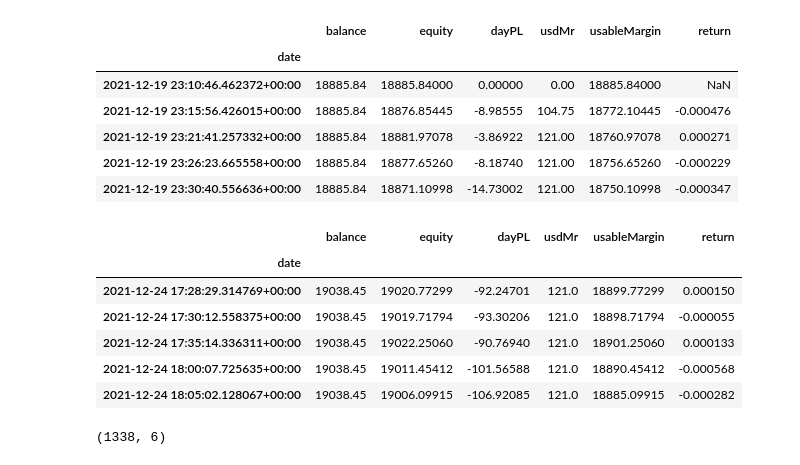
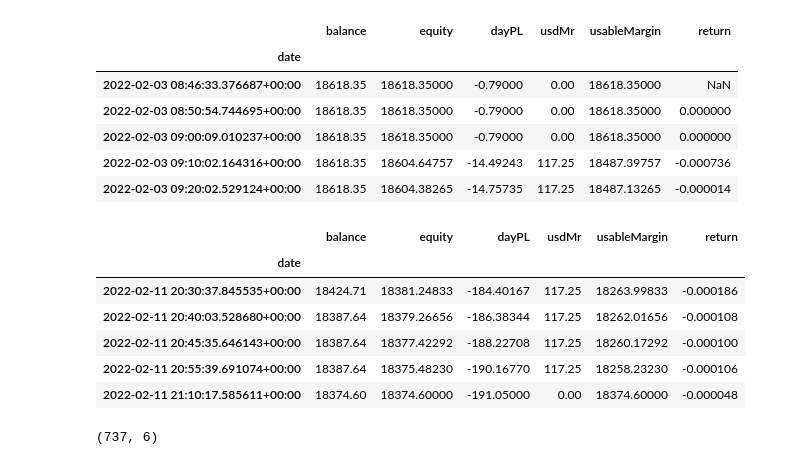
Before and after one commit to kfuangsung/Algorithmic-Trading-with-Python, a Jupyter notebook: Live trading using fxcmpy/trader_results.ipynb, the cells around one changed output. Cells and saved outputs as stored; diff of their text form; code cells hidden in the pictures.

```diff
--- a/Live trading using fxcmpy/trader_results.ipynb
+++ b/Live trading using fxcmpy/trader_results.ipynb
@@ -9,36 +9,36 @@ plt.rcParams['figure.figsize'] = (14,6)
 # %%
 path = 'log_files'
 portfolio = pd.DataFrame()
-for i in range(19, 25):
+for i in range(1, 32):
     if i < 10:
-        file_name = f'2021_12_0{i}_PortfolioLog.csv'
+        file_name = f'2022_02_0{i}_PortfolioLog.csv'
     else:
-        file_name = f'2021_12_{i}_PortfolioLog.csv'
+        file_name = f'2022_02_{i}_PortfolioLog.csv'
     file_path = os.path.join(path, file_name)
     if os.path.exists(file_path):
         data = pd.read_csv(file_path, parse_dates=['date'], index_col=['date'])
         if portfolio.empty:
             portfolio = data
         else:
             portfolio = pd.concat([portfolio, data])
 portfolio['return'] = np.log(portfolio['equity']/ portfolio['equity'].shift(1))
 display(portfolio.head())
 display(portfolio.tail())
 print(portfolio.shape)
 # %% [output]
 |  | balance | equity | dayPL | usdMr | usableMargin | return |
 | date |  |  |  |  |  |  |
-| 2021-12-19 23:10:46.462372+00:00 | 18885.84 | 18885.84000 | 0.00000 | 0.00 | 18885.84000 | NaN |
-| 2021-12-19 23:15:56.426015+00:00 | 18885.84 | 18876.85445 | -8.98555 | 104.75 | 18772.10445 | -0.000476 |
-| 2021-12-19 23:21:41.257332+00:00 | 18885.84 | 18881.97078 | -3.86922 | 121.00 | 18760.97078 | 0.000271 |
-| 2021-12-19 23:26:23.665558+00:00 | 18885.84 | 18877.65260 | -8.18740 | 121.00 | 18756.65260 | -0.000229 |
-| 2021-12-19 23:30:40.556636+00:00 | 18885.84 | 18871.10998 | -14.73002 | 121.00 | 18750.10998 | -0.000347 |
+| 2022-02-03 08:46:33.376687+00:00 | 18618.35 | 18618.35000 | -0.79000 | 0.00 | 18618.35000 | NaN |
+| 2022-02-03 08:50:54.744695+00:00 | 18618.35 | 18618.35000 | -0.79000 | 0.00 | 18618.35000 | 0.000000 |
+| 2022-02-03 09:00:09.010237+00:00 | 18618.35 | 18618.35000 | -0.79000 | 0.00 | 18618.35000 | 0.000000 |
+| 2022-02-03 09:10:02.164316+00:00 | 18618.35 | 18604.64757 | -14.49243 | 117.25 | 18487.39757 | -0.000736 |
+| 2022-02-03 09:20:02.529124+00:00 | 18618.35 | 18604.38265 | -14.75735 | 117.25 | 18487.13265 | -0.000014 |
 |  | balance | equity | dayPL | usdMr | usableMargin | return |
 | date |  |  |  |  |  |  |
-| 2021-12-24 17:28:29.314769+00:00 | 19038.45 | 19020.77299 | -92.24701 | 121.0 | 18899.77299 | 0.000150 |
-| 2021-12-24 17:30:12.558375+00:00 | 19038.45 | 19019.71794 | -93.30206 | 121.0 | 18898.71794 | -0.000055 |
-| 2021-12-24 17:35:14.336311+00:00 | 19038.45 | 19022.25060 | -90.76940 | 121.0 | 18901.25060 | 0.000133 |
-| 2021-12-24 18:00:07.725635+00:00 | 19038.45 | 19011.45412 | -101.56588 | 121.0 | 18890.45412 | -0.000568 |
-| 2021-12-24 18:05:02.128067+00:00 | 19038.45 | 19006.09915 | -106.92085 | 121.0 | 18885.09915 | -0.000282 |
+| 2022-02-11 20:30:37.845535+00:00 | 18424.71 | 18381.24833 | -184.40167 | 117.25 | 18263.99833 | -0.000186 |
+| 2022-02-11 20:40:03.528680+00:00 | 18387.64 | 18379.26656 | -186.38344 | 117.25 | 18262.01656 | -0.000108 |
+| 2022-02-11 20:45:35.646143+00:00 | 18387.64 | 18377.42292 | -188.22708 | 117.25 | 18260.17292 | -0.000100 |
+| 2022-02-11 20:55:39.691074+00:00 | 18387.64 | 18375.48230 | -190.16770 | 117.25 | 18258.23230 | -0.000106 |
+| 2022-02-11 21:10:17.585611+00:00 | 18374.60 | 18374.60000 | -191.05000 | 0.00 | 18374.60000 | -0.000048 |
-(1338, 6)
+(737, 6)
 # %%
```
Also changed, not shown: parts of 4 cells of this notebook.
